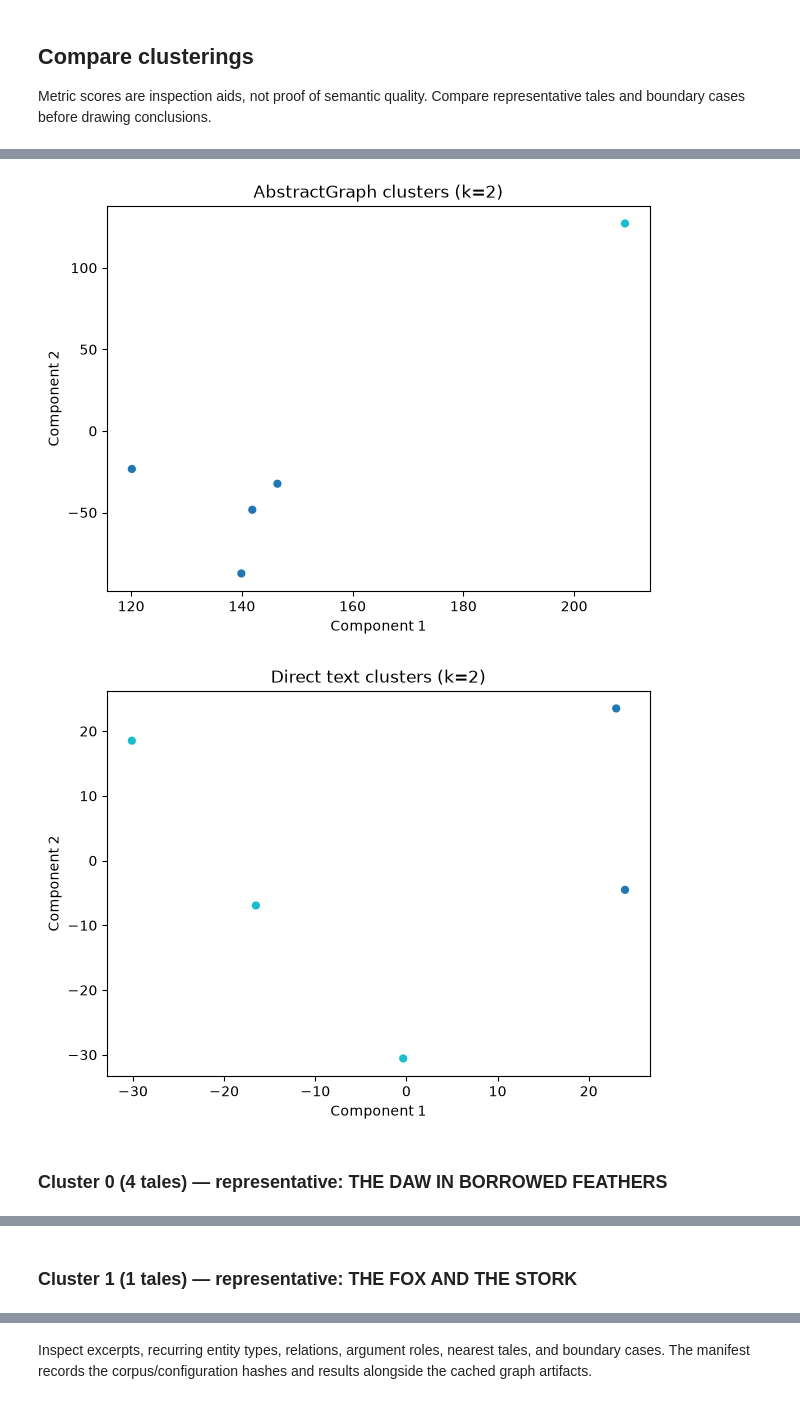
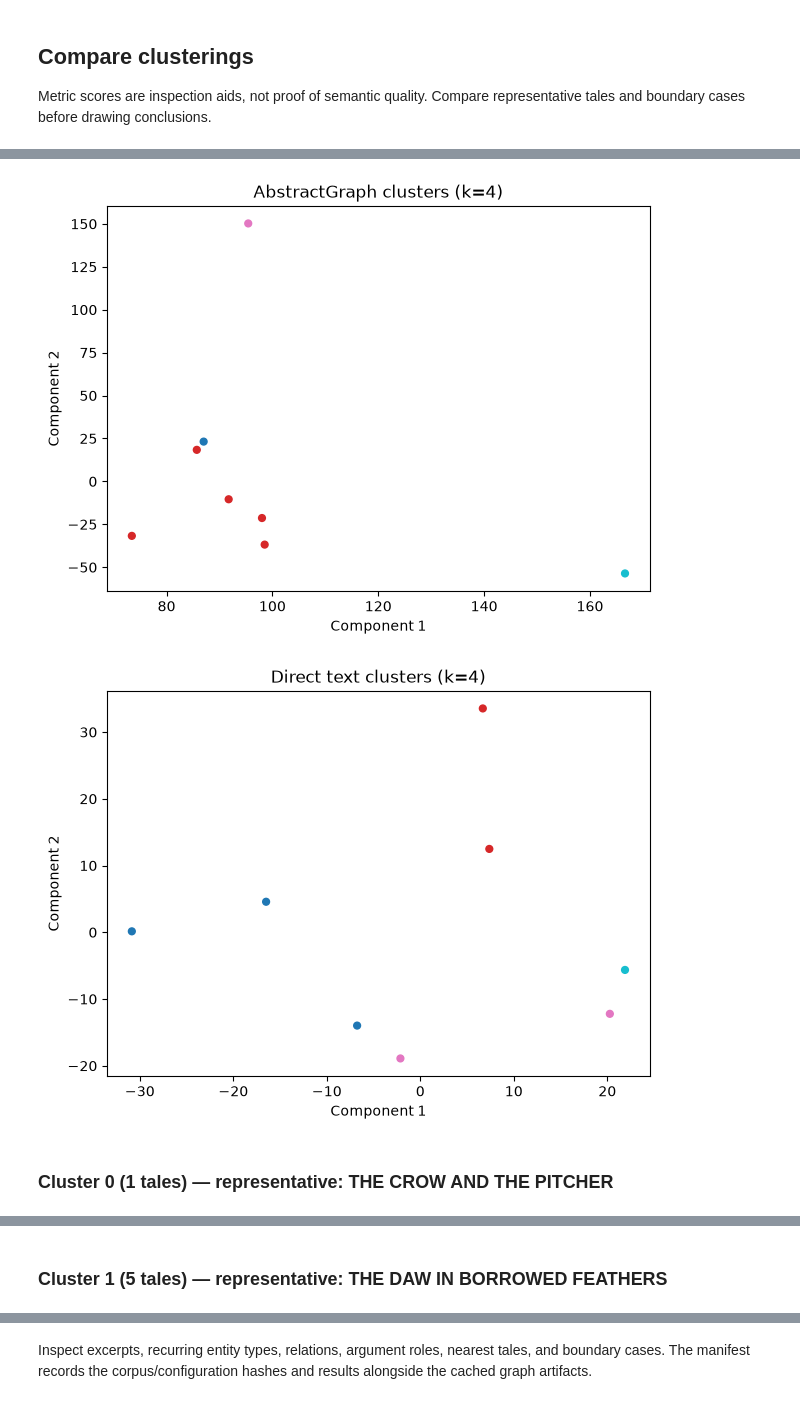
Before and after one commit to fabriziocosta/SemanticGraphicalizer, a Jupyter notebook: notebooks/aesop_graph_embeddings_clustering.ipynb, the cells around one changed output, grey strips where cells are left out. Cells and saved outputs as stored; diff of their text form; code cells hidden in the pictures.

```diff
--- a/notebooks/aesop_graph_embeddings_clustering.ipynb
+++ b/notebooks/aesop_graph_embeddings_clustering.ipynb
@@ -24,7 +24,7 @@ if str(ROOT) not in sys.path:
 from experiments.aesop_graph_embeddings_clustering import run_experiment
 
 SMOKE_TEST = True
-SMOKE_LIMIT = 5
+SMOKE_LIMIT = 8
 EMBED_NODES = True
 EMBEDDING_MODEL = "text-embedding-3-small"
 RANDOM_SEED = 17
@@ -94,7 +133,7 @@ def print_wrapped_story(text, width=80):
         wrapped = wrap(paragraph, width=width)
         print("\n".join(wrapped))
 
-selected_k = min(2, n_tales - 1)
+selected_k = min(4, n_tales - 1)
 for representation, features, reducer in (
     ("AbstractGraph", graph_features, None),
     ("Direct text", text_features, PCA(n_components=2, random_state=RANDOM_SEED)),
@@ -108,33 +147,33 @@ for representation, features, reducer in (
     plt.ylabel("Component 2")
     plt.show()
 
 labels = cluster_results[("AbstractGraph", "kmeans", selected_k)]
 for label in sorted(set(labels)):
     members = np.flatnonzero(labels == label)
     distances = pairwise_distances(graph_features[members], metric="euclidean")
     medoid_index = members[int(np.argmin(distances.mean(axis=1)))]
     display(Markdown(
         f"### Cluster {label} ({len(members)} tales) — "
         f"representative: {metadata[medoid_index]['title']}"
     ))
     for member_index in members:
         row = metadata[member_index]
         print(f"\n{row['title']} ({row['tale_id']})")
         print_wrapped_story(stories[member_index], width=80)
     graph = graphs[medoid_index]
     entity_types = Counter(data.get("type") for _node, data in graph.nodes(data=True))
     relation_names = Counter(
         data.get("relation") for _node, data in graph.nodes(data=True)
         if data.get("relation")
     )
     argument_roles = Counter(
         data.get("role") for _source, _target, data in graph.edges(data=True)
     )
     print("\nRepresentative graph summary:")
     print("Entity types:", entity_types.most_common(6))
     print("Relations:", relation_names.most_common(6))
     print("Argument roles:", argument_roles.most_common(6))
 # %% [output]
-[figure, old version]
+[figure, new version]
-[figure, old version]
+[figure, new version]
-### Cluster 0 (4 tales) — representative: THE DAW IN BORROWED FEATHERS
+### Cluster 0 (1 tales) — representative: THE CROW AND THE PITCHER
@@ -158 +197 @@ Argument roles: [('performer', 7), ('action', 7), ('bearer', 3), ('trait', 3), (
-### Cluster 1 (1 tales) — representative: THE FOX AND THE STORK
+### Cluster 1 (5 tales) — representative: THE DAW IN BORROWED FEATHERS
```
Also changed, not shown: parts of 6 cells of this notebook.
